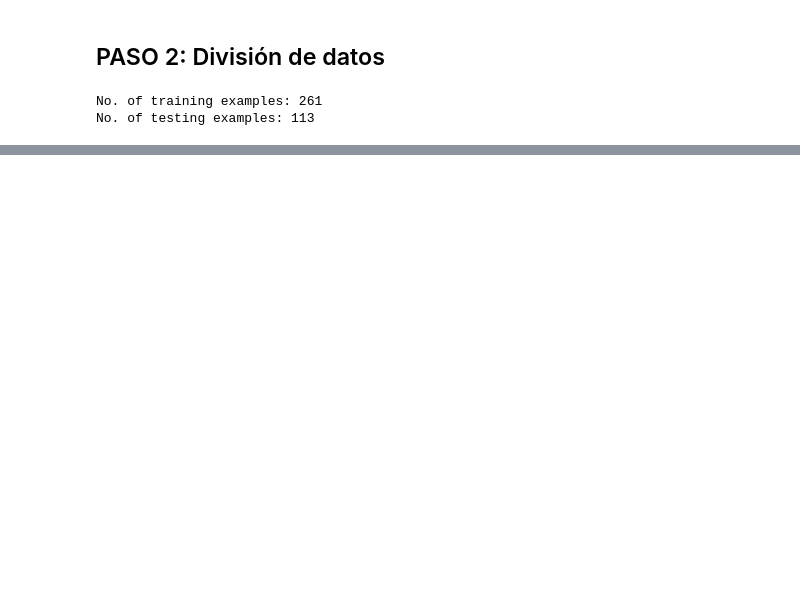
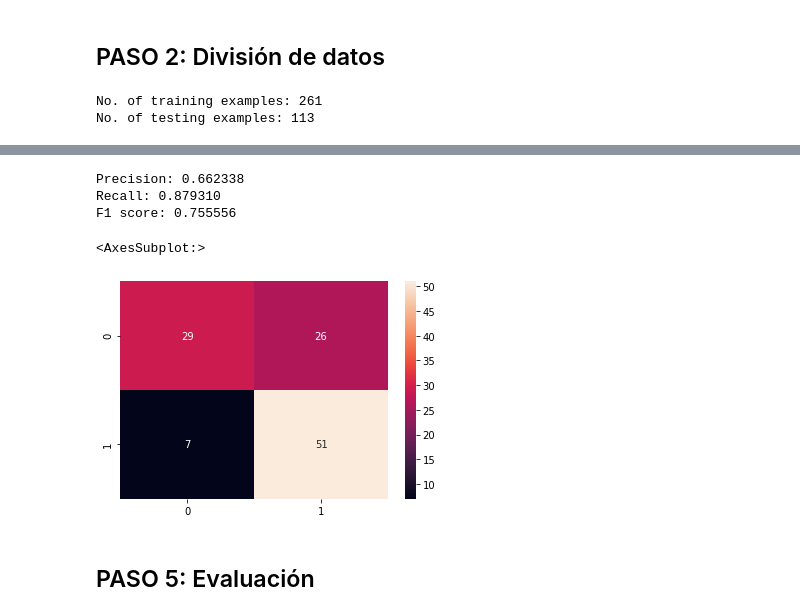
Before and after one commit to Ang98/Arboles-de-Decision, a Jupyter notebook: Proyecto Cama UCI Completo.ipynb, the cells around one changed output, grey strips where cells are left out. Saved outputs shown, nothing was run; the diff lists cells and outputs as text; code cells hidden in the pictures; blank space fills up the shorter version.

```diff
--- a/Proyecto Cama UCI Completo.ipynb
+++ b/Proyecto Cama UCI Completo.ipynb
@@ -61 +382,13 @@ No. of testing examples: 113
+# %%
+# definimos a columna objetivo y separamos el dataset en features (X) y target (Y)
+target_column = 'ICU'
+X = training_data.drop(['ICU'], axis=1)
+Y = training_data[target_column].values.tolist()
+
+# definimos los hiperparámetros
+hp = {
+ "max_depth": 10,
+ "min_samples_split": 100
+}
+root = Node(Y, X, **hp)
 # %%
@@ -800,0 +454,8 @@ True
+# %%
+# Definir data a predecir
+X_test = testing_data.drop(['ICU'], axis=1)
+Xsubset = X_test.copy()
+
+# Obtener predicción
+Xsubset['yhat'] = root.predict(Xsubset)
+print(Xsubset)
@@ -800,0 +480,3 @@ True
+# %%
+Y_test = testing_data[target_column].values.tolist()
+Y_test
@@ -800,0 +501,3 @@ True
+# %%
+Y_predicted = Xsubset['yhat'].values.tolist()
+Y_predicted
@@ -800,0 +522,21 @@ True
+# %%
+precision = precision_score(Y_test, Y_predicted)
+print('Precision: %f' % precision)
+# recall: tp / (tp + fn)
+recall = recall_score(Y_test, Y_predicted)
+print('Recall: %f' % recall)
+# f1: tp / (tp + fp + fn)
+f1 = f1_score(Y_test, Y_predicted)
+print('F1 score: %f' % f1)
+
+# Matriz de confusión
+cf_matrix = confusion_matrix(Y_test, Y_predicted)
+sns.heatmap(cf_matrix, annot=True)
+# %% [output]
+Precision: 0.662338
+Recall: 0.879310
+F1 score: 0.755556
+<AxesSubplot:>
+[figure, added]
+# %% [markdown]
+## PASO 5: Evaluación
```
Also changed, not shown: parts of 55 cells of this notebook.
